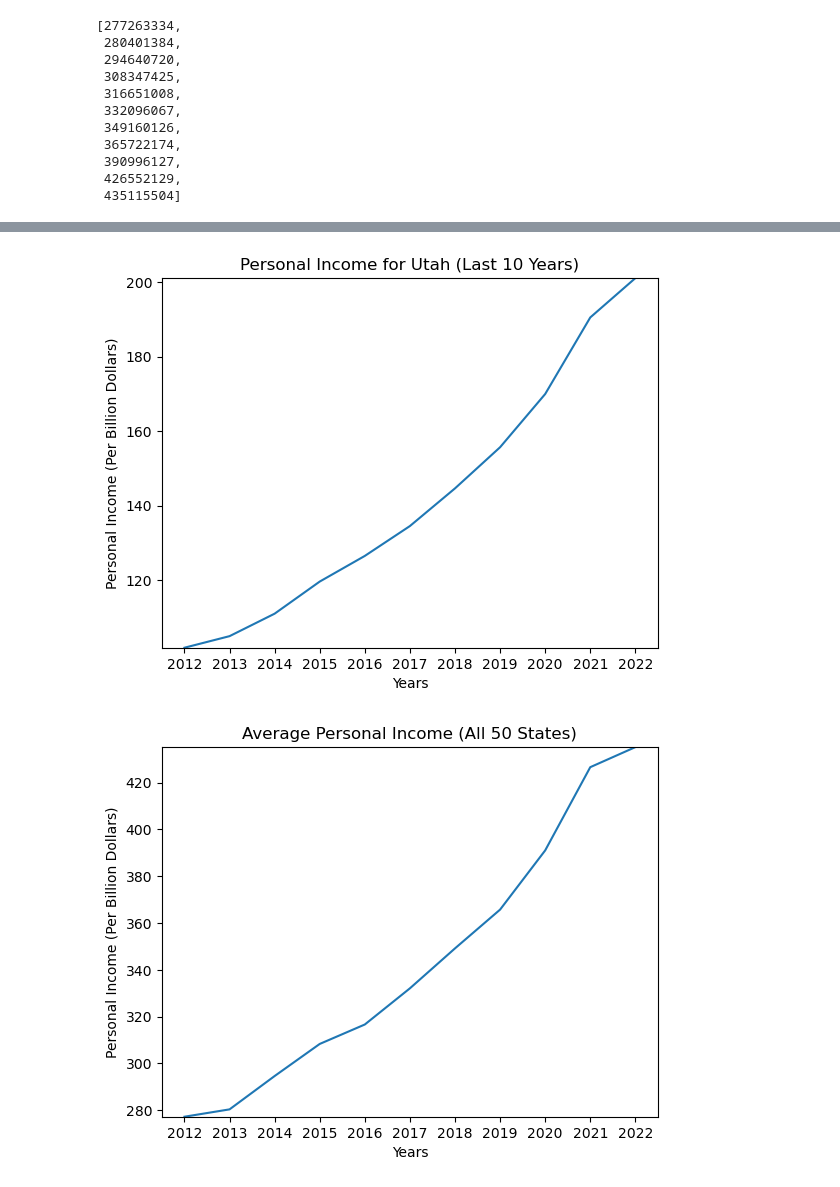
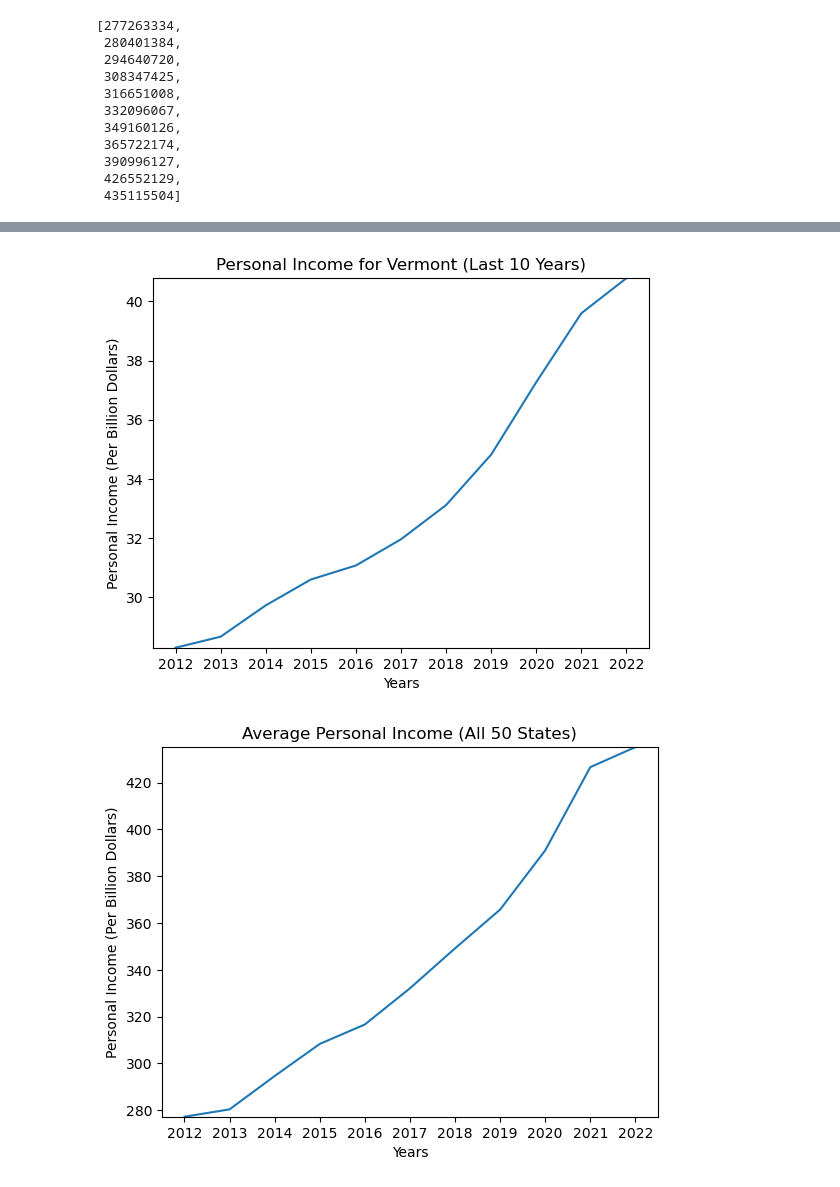
Before and after one commit to Tylerwilliams3644/Bootcamp-Project-1, a Jupyter notebook: Working Code/Income by State/income_by_state.ipynb, the cells around one changed output, grey strips where cells are left out. Cells and saved outputs as stored; diff of their text form; code cells hidden in the pictures.

```diff
--- a/Working Code/Income by State/income_by_state.ipynb
+++ b/Working Code/Income by State/income_by_state.ipynb
@@ -125,23 +147,23 @@ display(income_by_state)
 # %%
 #Need to run to set the index to the location column(Only need to run of first run)
 #income_by_state = income_by_state.set_index("Location")
 
-state = "Utah"
+state = "Vermont"
 desired_years = "2012", "2013", "2014", "2015", "2016", "2017", "2018", "2019", "2020", "2021", "2022"
 state_x_axis = desired_years
 state_y_axis = income_by_state.loc[state,["2012", "2013", "2014", "2015", "2016", "2017", "2018", "2019", "2020", "2021", "2022"]]
 state_y_axis_per_billion = state_y_axis/1000000
 
 
 plt.plot(state_x_axis, state_y_axis_per_billion)
 plt.xlabel("Years")
 plt.ylabel("Personal Income (Per Billion Dollars)")
 plt.title(f"Personal Income for {state} (Last 10 Years)")
 plt.ylim(min(state_y_axis_per_billion), max(state_y_axis_per_billion))
 plt.ticklabel_format(style="plain", axis="y")
 plt.show()
 # %% [output]
-[figure, old version]
+[figure, new version]
 # %%
 location = "Average"
 desired_years = "2012", "2013", "2014", "2015", "2016", "2017", "2018", "2019", "2020", "2021", "2022"
```
Also changed, not shown: parts of 2 cells of this notebook, 1 other file.
